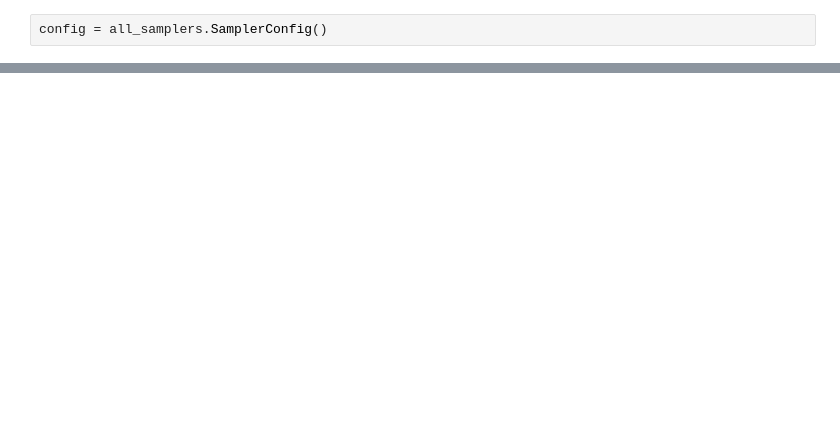
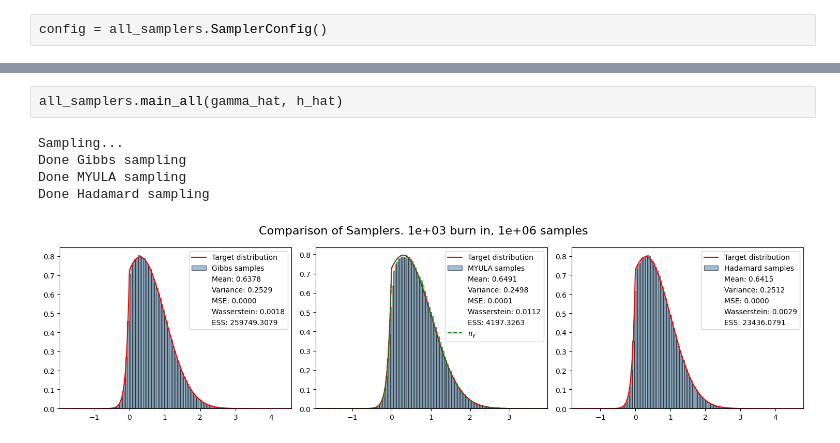
Before and after one commit to triptesh1212/rscam-mcmc-nonsmooth-sampling, a Jupyter notebook: optimise_gamma.ipynb, the cells around one changed output, grey strips where cells are left out. Saved outputs shown, nothing was run; the diff lists cells and outputs as text; blank space fills up the shorter version.

```diff
--- a/optimise_gamma.ipynb
+++ b/optimise_gamma.ipynb
@@ -157,0 +112,8 @@ plt.show()
+# %%
+all_samplers.main_all(gamma_hat, h_hat)
+# %% [output]
+Sampling...
+Done Gibbs sampling
+Done MYULA sampling
+Done Hadamard sampling
+[figure, added]
```
Also changed, not shown: parts of 7 cells of this notebook, 1 other file.
